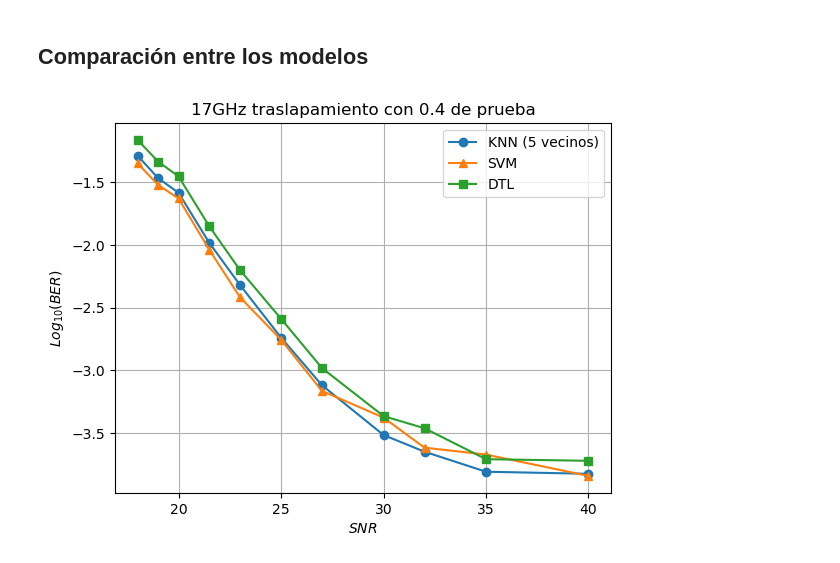
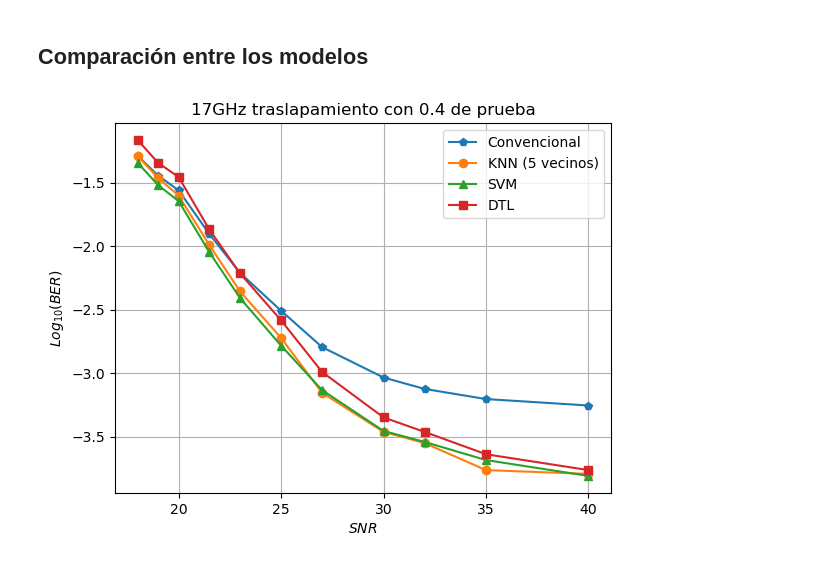
Before and after one commit to KevinMartinez1999/Semillero, a Jupyter notebook: 16QAM_17GHz_Spacing_KNN_SVM.ipynb, the cells around one changed output. Cells and saved outputs as stored; diff of their text form; code cells hidden in the pictures.

Commit message:
Se agregó metodo convencional

```diff
--- a/16QAM_17GHz_Spacing_KNN_SVM.ipynb
+++ b/16QAM_17GHz_Spacing_KNN_SVM.ipynb
@@ -20,9 +20,16 @@ warnings.filterwarnings("ignore", category=FutureWarning)
 SNR = [18, 19, 20, 21.5, 23, 25, 27, 30, 32, 35, 40]
 df = pd.DataFrame()
 for i in SNR:
+    rot = 0
+    if (i == 18) or (i == 21.5) or (i == 32):
+        rot = 0
+    elif (i == 23) or (i == 27) or (i == 32):
+        rot = 3 * pi / 2
+    else:
+        rot = pi
     data_rx = sio.loadmat(f'Distances\\17GHz\\16QAM_3x16GBd_consY{i}dB.mat')
     data_rx = 3 * (data_rx['const_Y'] - data_rx['const_Y'].mean()) / data_rx['const_Y'].std()
-    df[f'Rx_{i}dB'] = np.transpose(data_rx).flatten()
+    df[f'Rx_{i}dB'] = np.transpose(data_rx * np.exp(1j * rot)).flatten()
 df.head()
 # %% [output]
 |  | Rx_18dB | Rx_19dB | Rx_20dB | Rx_21.5dB | Rx_23dB | Rx_25dB | Rx_27dB | Rx_30dB | Rx_32dB | Rx_35dB | Rx_40dB |
@@ -58,3 +67,12 @@ X = [np.transpose(np.array([Xr[i], Xi[i]])) for i in range(len(SNR))]
+# %%
+
+# Se demapean los datos extraidos del canal con ruido
+sym_rx = [demapper_sym(Xr[i], Xi[i], len(Xr[i]), threshold = 2.0) for i in range(len(SNR))]
+# %%
+ber_conventional = []
+for i in range(len(SNR)):
+  ber, ber_error = bit_error_rate(y[i], sym_rx[i])
+  ber_conventional.append(ber)
 # %% [markdown]
 ## Modelo KNN
 # %%
@@ -121,14 +139,15 @@ for it in range(len(SNR)):
 # %% [markdown]
 ## Comparación entre los modelos
 # %%
+plt.plot(SNR, np.log10(ber_conventional), marker='p', label='Convencional')
 plt.plot(SNR, np.log10(ber_knn), marker='o', label='KNN (5 vecinos)')
 plt.plot(SNR, np.log10(ber_svm), marker='^', label='SVM')
 plt.plot(SNR, np.log10(ber_tree), marker='s', label='DTL')
 plt.title('17GHz traslapamiento con 0.4 de prueba')
 plt.xlabel('$SNR$')
 plt.ylabel('$Log_{10}(BER)$')
 plt.legend()
 plt.grid()
 plt.show()
 # %% [output]
-[figure, old version]
+[figure, new version]
```
Also changed, not shown: parts of 2 cells of this notebook.
